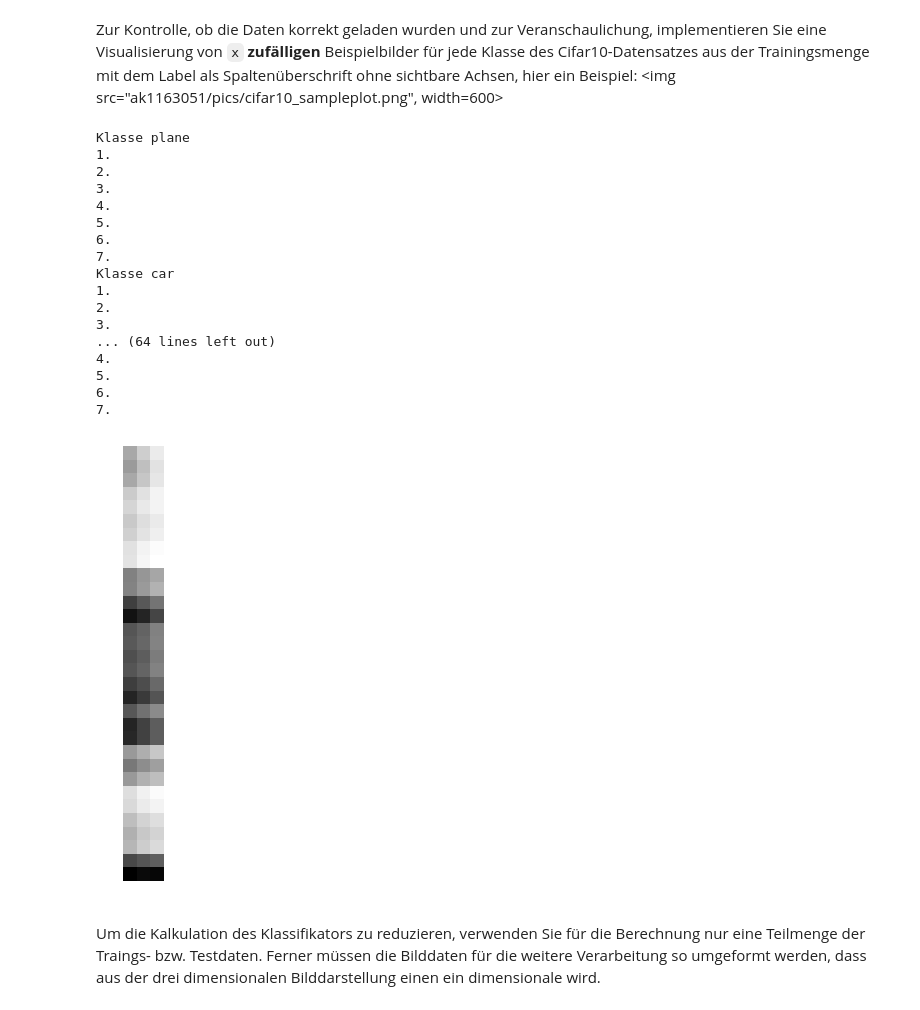
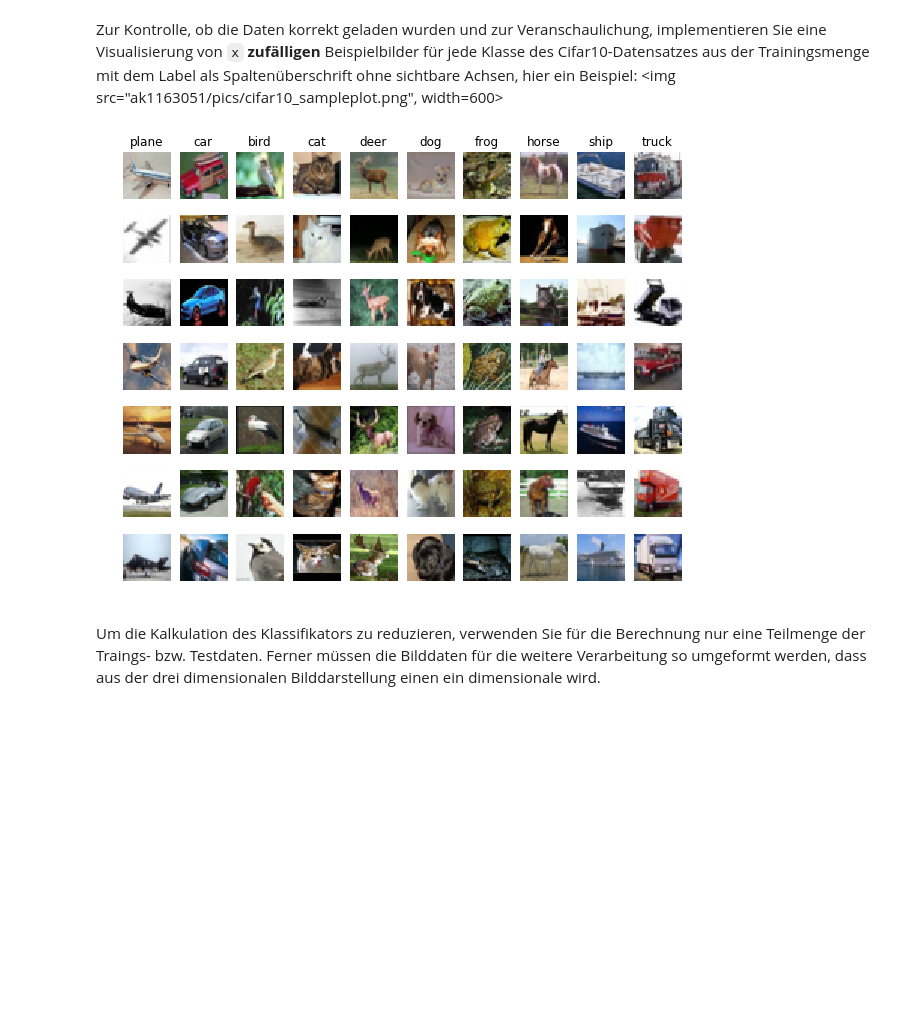
Before and after one commit to dephiloper/data_science, a Jupyter notebook: ueb01/knn.ipynb, the cells around one changed output. Cells and saved outputs as stored; diff of their text form; code cells hidden in the pictures; blank space fills up the shorter version.

```diff
--- a/ueb01/knn.ipynb
+++ b/ueb01/knn.ipynb
@@ -121,58 +121,32 @@ Zur Kontrolle, ob die Daten korrekt geladen wurden und zur Veranschaulichung, im
 # %%
 # Plot k random examples of training images from each class.
 # Answer:
 classes = ['plane', 'car', 'bird', 'cat', 'deer', 'dog', 'frog', 'horse', 'ship', 'truck']
 num_classes = len(classes)
 samples_per_class = 7
 #####################################################################
 # TODO (3):                                                         #
 # Plot a figure where the colums are equal to the number of classes #
 # and rows are defined by the number of samples per class. Each     #
 # sample should be a random image from training data. Add class     #
 # labels as title and remove axis from the figure.                  #
 #                                                                   #
 # Hint: Keep an eye on the cifar10 data encoding.                   #
 #####################################################################
-dictionary = dict(zip(y_train, X_train))
+f, axarr = plt.subplots(7, 10)
+for i in range(num_classes):
+    indices = np.where( y_train==i )
+    axarr[0,i].set_title(classes[i])
+    for j in range(samples_per_class):
+        index = indices[0][random.randint(0, len(indices[0])-1)]
+        axarr[j,i].imshow(X_train[index].astype('uint8'))
+        axarr[j,i].axis('off')
 
-for i in range(num_classes):
-    print("Klasse " + classes[i])
-    for j in range(samples_per_class):
-        class_size = len(dictionary[i])
-        print(str(j+1) + ".")
-        #print(dictionary[i][random.randint(0,class_size-1)])
-
-        #plt.figure(figsize=(2,2))
-        plt.imshow(dictionary[i][random.randint(0,class_size-1)])
-        plt.axis('off')
-
-#for i in range(10):
-#    print("Label: " + classes[y_train[i]])
-#    plt.figure(figsize=(2,2))
-#    plt.imshow(X_train[i])
-#    plt.axis('off')
 #####################################################################
 #                       END OF YOUR CODE                            #
 #####################################################################
 # %% [output]
-Klasse plane
-1.
-2.
-3.
-4.
-5.
-6.
-7.
-Klasse car
-1.
-2.
-3.
-... (64 lines left out)
-4.
-5.
-6.
-7.
-[figure, old version]
+[figure, new version]
 # %% [markdown]
 Um die Kalkulation des Klassifikators zu reduzieren, verwenden Sie für die Berechnung nur eine Teilmenge der Traings- bzw. Testdaten. Ferner müssen die Bilddaten für die weitere Verarbeitung so umgeformt werden, dass aus der drei dimensionalen Bilddarstellung einen ein dimensionale wird.
 # %%
```
Also changed, not shown: parts of 7 cells of this notebook, 8 other files.
